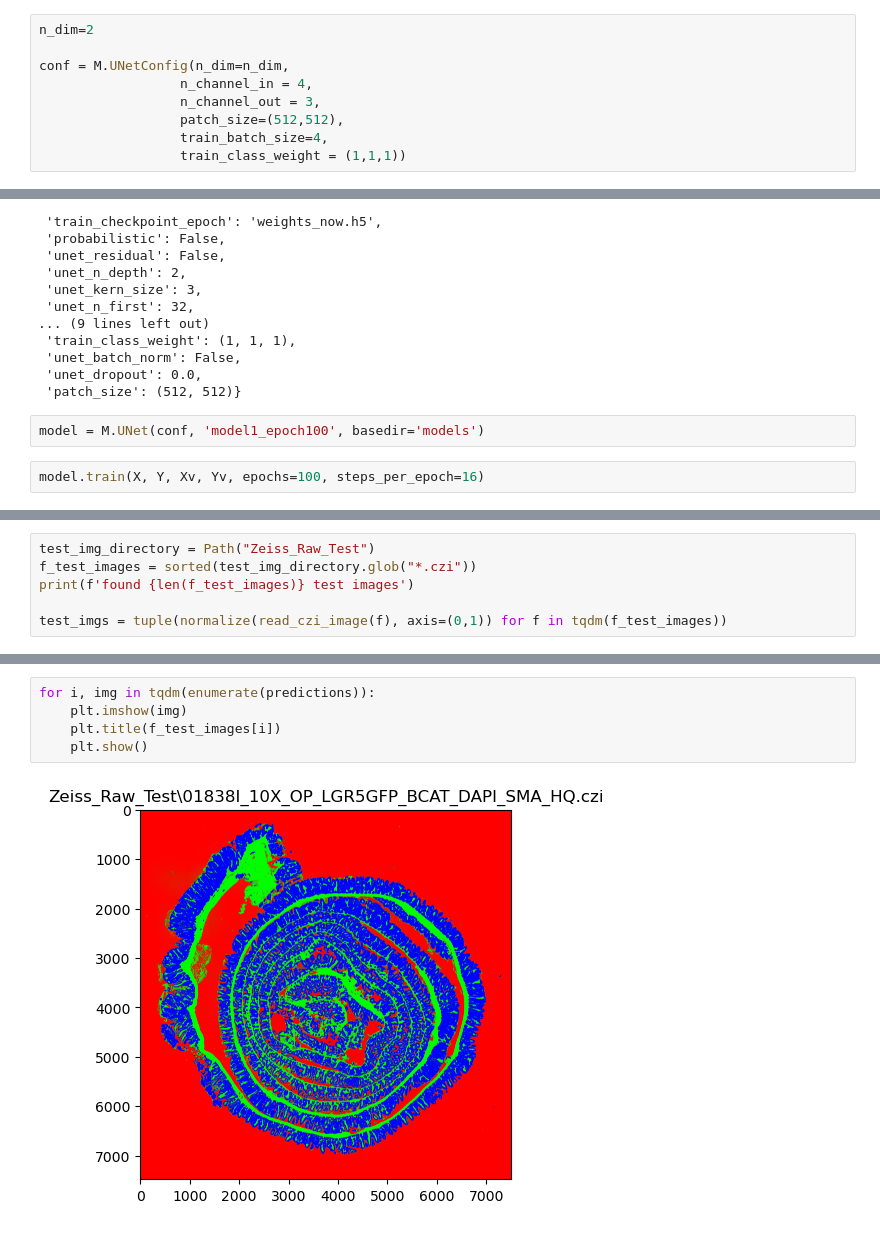
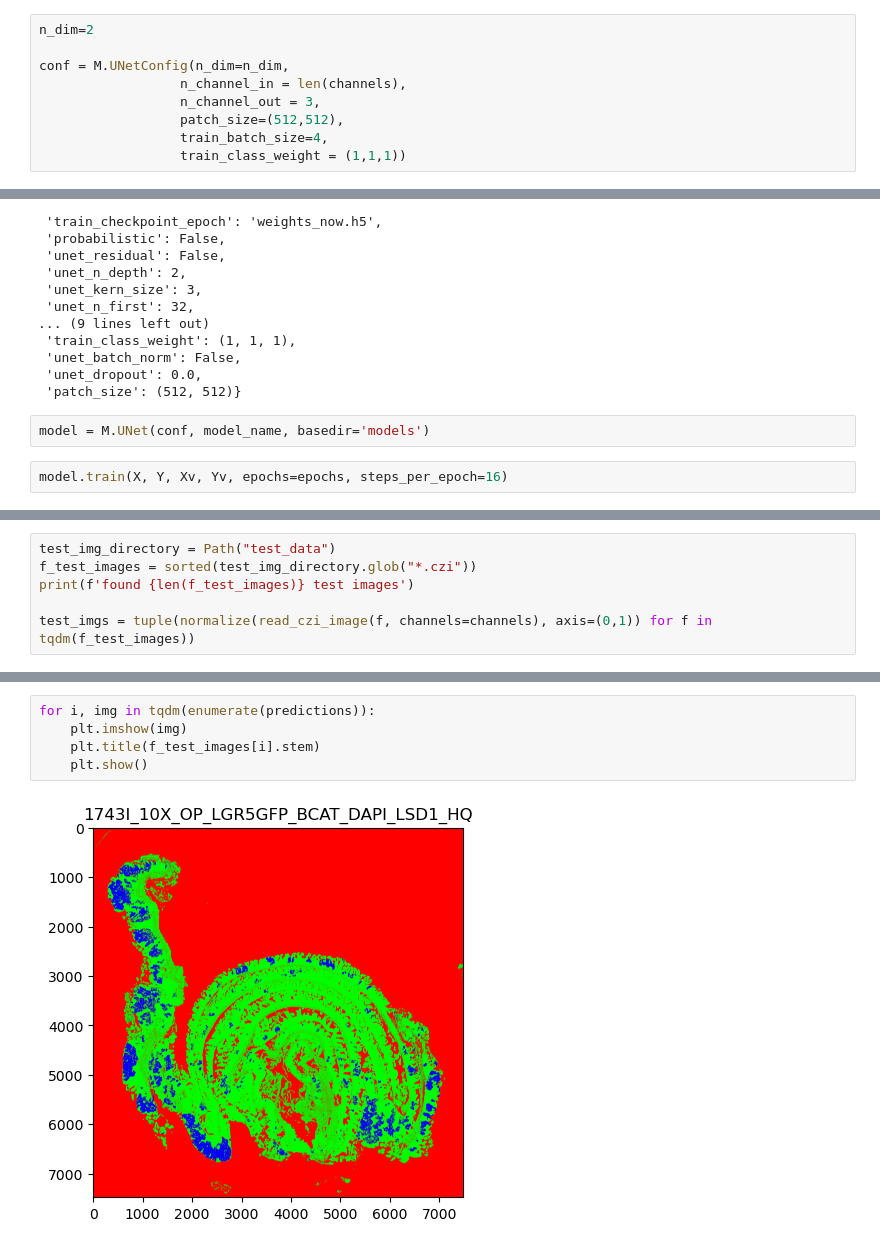
Before and after one commit to adiezsanchez/UNet_SemSeg_healthy_tumor_SRs, a Jupyter notebook: 1_train_model.ipynb, the cells around one changed output, grey strips where cells are left out. Drawn from its saved outputs; the diff is of its cells as text.

Commit message:
Training accepts different nr of input channels

```diff
--- a/1_train_model.ipynb
+++ b/1_train_model.ipynb
@@ -133,7 +146,7 @@ import model as M
 n_dim=2
 
 conf = M.UNetConfig(n_dim=n_dim,
-                  n_channel_in = 4,
+                  n_channel_in = len(channels),
                   n_channel_out = 3,
                   patch_size=(512,512),
                   train_batch_size=4,
@@ -159,8 +172,8 @@ vars(conf)
  'unet_dropout': 0.0,
  'patch_size': (512, 512)}
 # %%
-model = M.UNet(conf, 'model1_epoch100', basedir='models')
+model = M.UNet(conf, model_name, basedir='models')
 # %%
-model.train(X, Y, Xv, Yv, epochs=100, steps_per_epoch=16)
+model.train(X, Y, Xv, Yv, epochs=epochs, steps_per_epoch=16)
 # %% [output]
 Epoch 1/100
@@ -186,7 +199,7 @@ Loading network weights from 'weights_best.h5'.
 # %%
-test_img_directory = Path("Zeiss_Raw_Test")
+test_img_directory = Path("test_data")
 f_test_images = sorted(test_img_directory.glob("*.czi"))
 print(f'found {len(f_test_images)} test images')
 
-test_imgs = tuple(normalize(read_czi_image(f), axis=(0,1)) for f in tqdm(f_test_images))
+test_imgs = tuple(normalize(read_czi_image(f, channels=channels), axis=(0,1)) for f in tqdm(f_test_images))
 # %% [output]
@@ -220,7 +230,7 @@ len(predictions)
 # %%
 for i, img in tqdm(enumerate(predictions)):
     plt.imshow(img)
-    plt.title(f_test_images[i])
+    plt.title(f_test_images[i].stem)
     plt.show()
 # %% [output]
-[figure, old version]
+[figure, new version]
```
Also changed, not shown: parts of 12 cells of this notebook, 1 other file.
